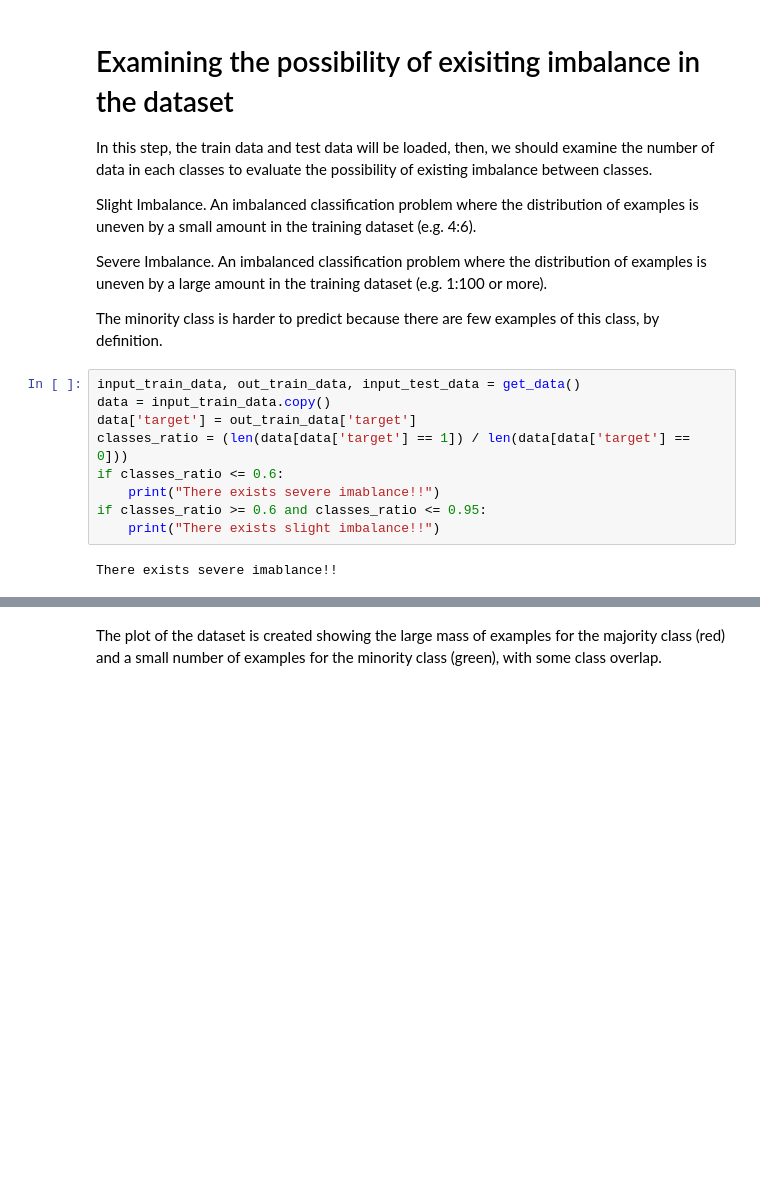
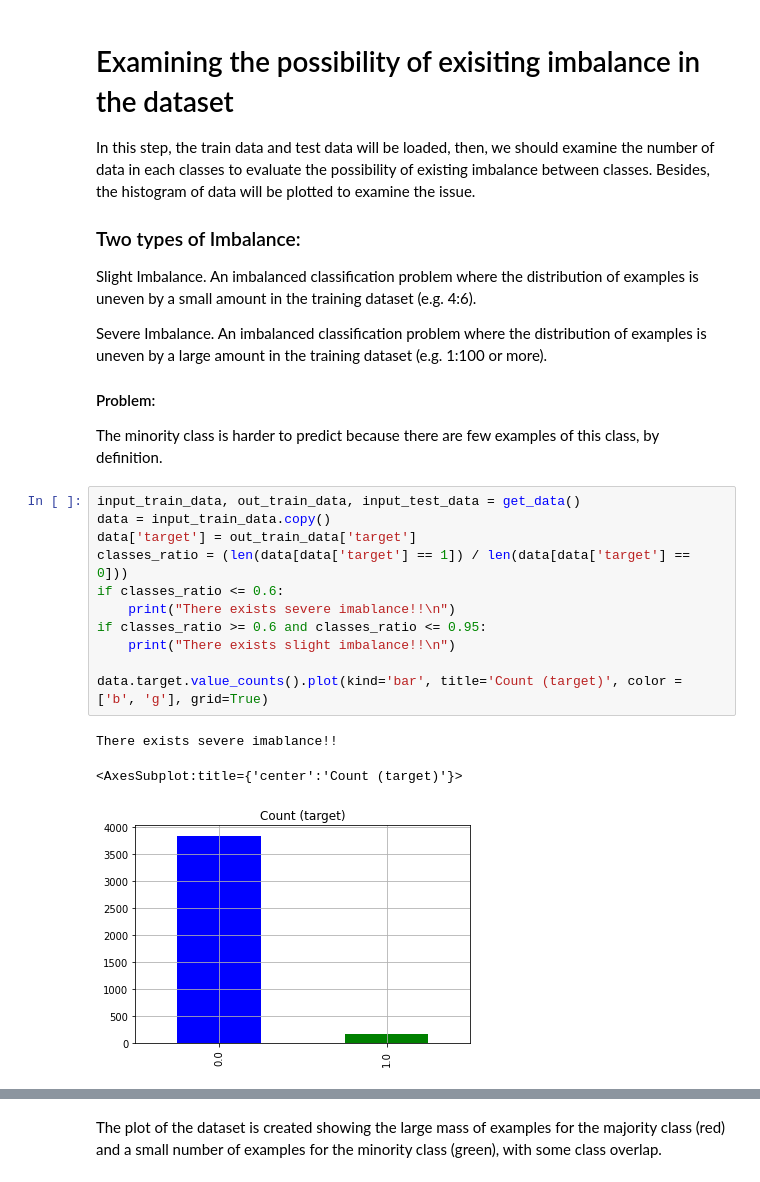
Before and after one commit to sa-nouri/Advanced-Deep-Learning, a Jupyter notebook: challenge_code/code.ipynb, the cells around one changed output, grey strips where cells are left out. Cells and saved outputs as stored; diff of their text form; blank space fills up the shorter version.

```diff
--- a/challenge_code/code.ipynb
+++ b/challenge_code/code.ipynb
@@ -89,21 +91,29 @@ def visualize_data_lda(input_train_data: pd.DataFrame, out_train_data: pd.DataFr
 # %% [markdown]
 # Examining the possibility of exisiting imbalance in the dataset
 
-In this step, the train data and test data will be loaded, then, we should examine the number of data in each classes to evaluate the possibility of existing imbalance between classes.
+In this step, the train data and test data will be loaded, then, we should examine the number of data in each classes to evaluate the possibility of existing imbalance between classes. Besides, the histogram of data will be plotted to examine the issue.
+
+### Two types of Imbalance:
 
 Slight Imbalance. An imbalanced classification problem where the distribution of examples is uneven by a small amount in the training dataset (e.g. 4:6).
 
 Severe Imbalance. An imbalanced classification problem where the distribution of examples is uneven by a large amount in the training dataset (e.g. 1:100 or more).
 
+#### Problem:
+
 The minority class is harder to predict because there are few examples of this class, by definition.
 # %%
 input_train_data, out_train_data, input_test_data = get_data()
 data = input_train_data.copy()
 data['target'] = out_train_data['target']
 classes_ratio = (len(data[data['target'] == 1]) / len(data[data['target'] == 0]))
 if classes_ratio <= 0.6:
-    print("There exists severe imablance!!")
+    print("There exists severe imablance!!\n")
 if classes_ratio >= 0.6 and classes_ratio <= 0.95:
-    print("There exists slight imbalance!!")
+    print("There exists slight imbalance!!\n")
+
+data.target.value_counts().plot(kind='bar', title='Count (target)', color = ['b', 'g'], grid=True)
 # %% [output]
 There exists severe imablance!!
+<AxesSubplot:title={'center':'Count (target)'}>
+[figure, added]
```
Also changed, not shown: parts of 38 cells of this notebook.
